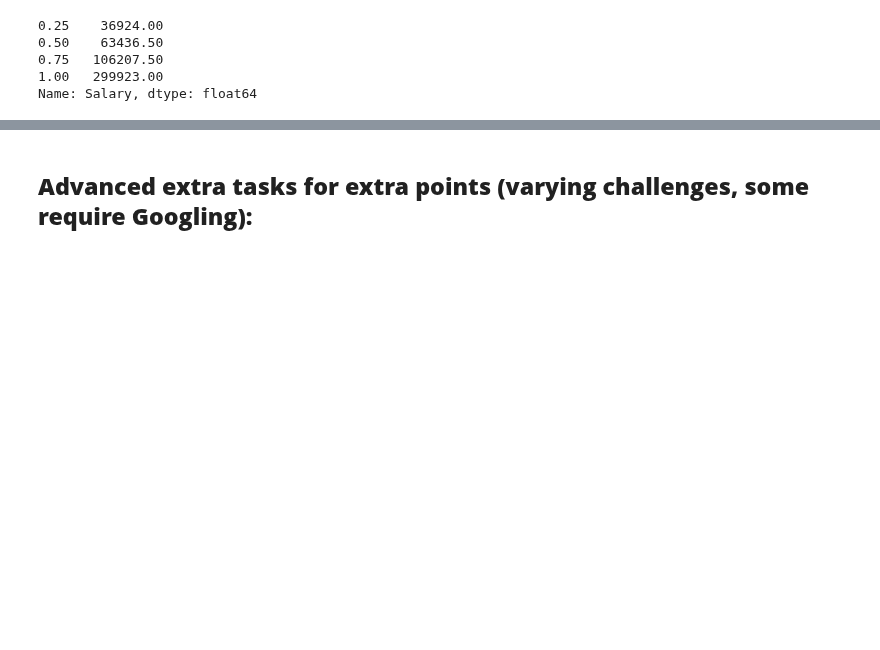
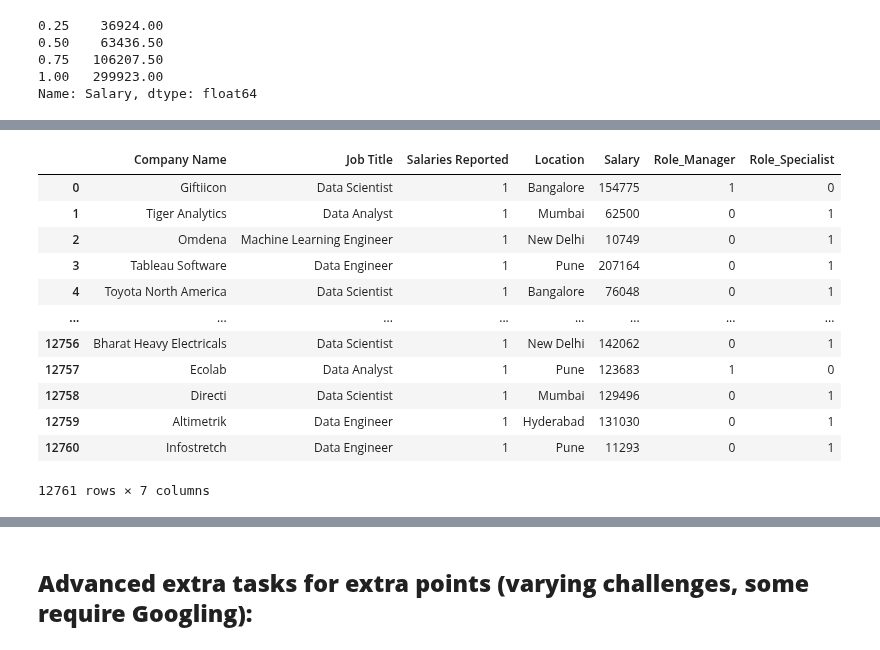
Before and after one commit to jehuhta/Intro_Data_Analytics_Huhta_Jeremy_Spring2025, a Jupyter notebook: Exercises_2_Pandas/DataAnalyticsExerciseSet2.ipynb, the cells around one changed output, grey strips where cells are left out. Drawn from its saved outputs; the diff is of its cells as text; code cells hidden in the pictures; blank space fills up the shorter version.

```diff
--- a/Exercises_2_Pandas/DataAnalyticsExerciseSet2.ipynb
+++ b/Exercises_2_Pandas/DataAnalyticsExerciseSet2.ipynb
@@ -788,0 +884,20 @@ Name: Salary, dtype: float64
+# %%
+# We could also get a more accurate result if we collapsed the number
+# of salaries reported in the data so that it adds each salary reported as
+# a separate row.
+df = df.loc[df.index.repeat(df['Salaries Reported'])].reset_index(drop=True)
+df
+# %% [output]
+|  | Company Name | Job Title | Salaries Reported | Location | Salary | Role_Manager | Role_Specialist |
+| 0 | Giftiicon | Data Scientist | 1 | Bangalore | 154775 | 1 | 0 |
+| 1 | Tiger Analytics | Data Analyst | 1 | Mumbai | 62500 | 0 | 1 |
+| 2 | Omdena | Machine Learning Engineer | 1 | New Delhi | 10749 | 0 | 1 |
+| 3 | Tableau Software | Data Engineer | 1 | Pune | 207164 | 0 | 1 |
+| 4 | Toyota North America | Data Scientist | 1 | Bangalore | 76048 | 0 | 1 |
+| ... | ... | ... | ... | ... | ... | ... | ... |
+| 12756 | Bharat Heavy Electricals | Data Scientist | 1 | New Delhi | 142062 | 0 | 1 |
+| 12757 | Ecolab | Data Analyst | 1 | Pune | 123683 | 1 | 0 |
+| 12758 | Directi | Data Scientist | 1 | Mumbai | 129496 | 0 | 1 |
+| 12759 | Altimetrik | Data Engineer | 1 | Hyderabad | 131030 | 0 | 1 |
+| 12760 | Infostretch | Data Engineer | 1 | Pune | 11293 | 0 | 1 |
+12761 rows × 7 columns
```
Also changed, not shown: parts of 14 cells of this notebook.
